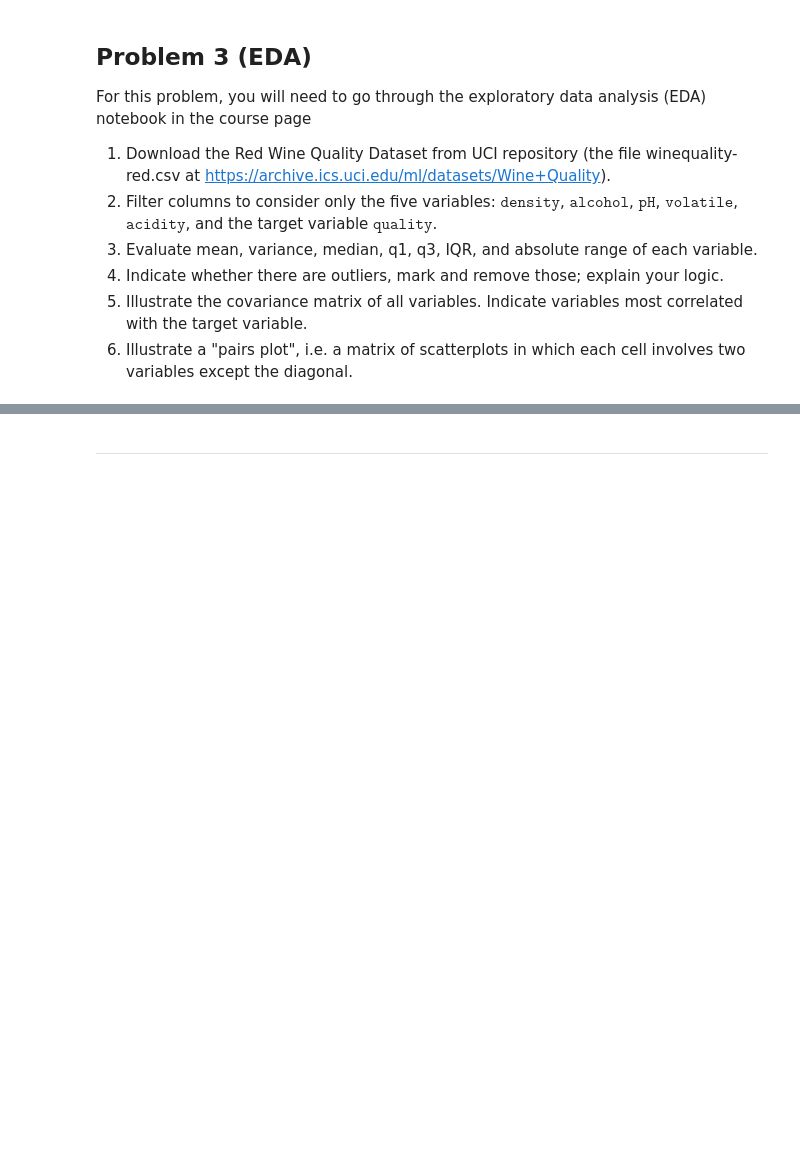
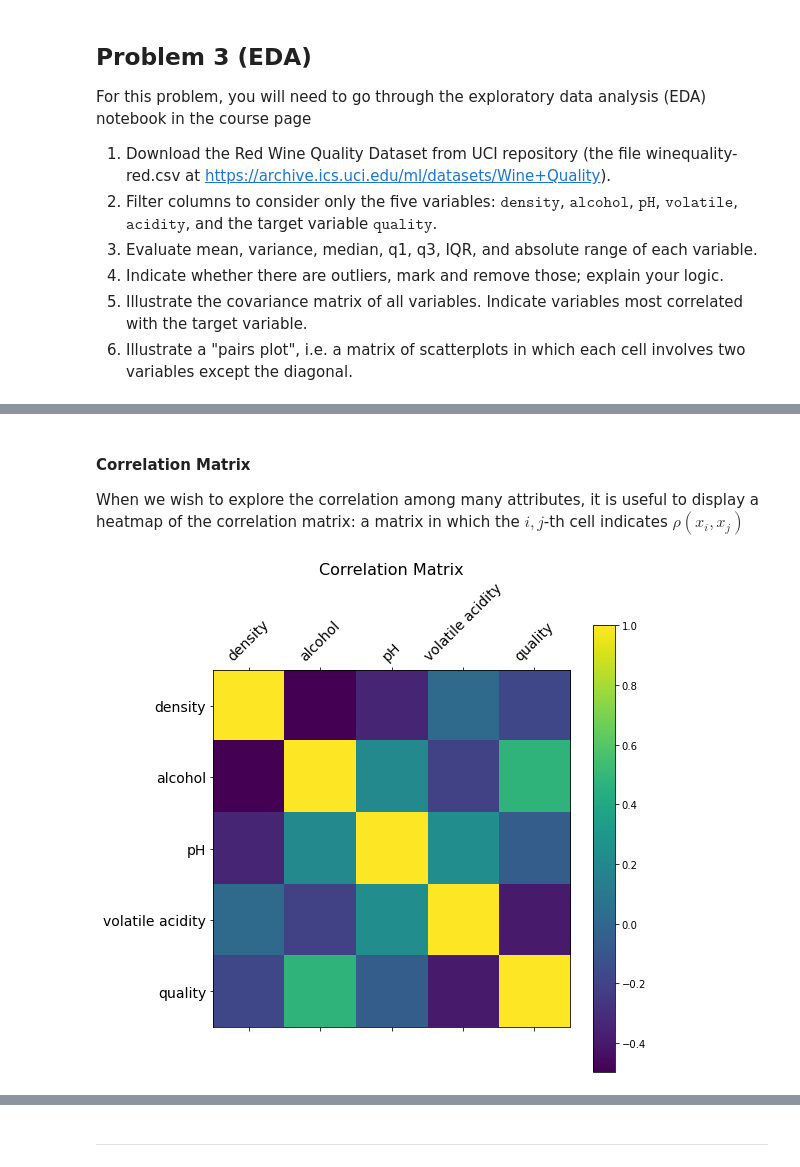
Before and after one commit to Nesher123/advanced-statistics, a Jupyter notebook: hw1.ipynb, the cells around one changed output, grey strips where cells are left out. Drawn from its saved outputs; the diff is of its cells as text; code cells hidden in the pictures; blank space fills up the shorter version.

```diff
--- a/hw1.ipynb
+++ b/hw1.ipynb
@@ -99,0 +122,5 @@ For this problem, you will need to go through the exploratory data analysis (EDA
+# %%
+# read the data and filter some results
+data = pd.read_csv('lecture 1/winequality-red.csv', delimiter=';')
+data = data.filter(['density', 'alcohol', 'pH', 'volatile acidity', 'quality']) # we only consider these columnes
+data.agg(['mean', 'var', 'median', q1, q3, iqr, rng])
@@ -99,0 +136,13 @@ For this problem, you will need to go through the exploratory data analysis (EDA
+# %% [markdown]
+#### Correlation Matrix
+When we wish to explore the correlation among many attributes, it is useful to display a heatmap of the correlation matrix: a matrix in which the $i,j$-th cell indicates $\rho(x_i,x_j)$
+# %%
+f = plt.figure(figsize=(8, 8))
+plt.matshow(data.corr(), fignum=f.number)
+numeric_cols = data.select_dtypes(['number'])
+plt.xticks(range(numeric_cols.shape[1]), numeric_cols.columns, fontsize=14, rotation=45)
+plt.yticks(range(numeric_cols.shape[1]), numeric_cols.columns, fontsize=14)
+cb = plt.colorbar()
+plt.title('Correlation Matrix', fontsize=16);
+# %% [output]
+[figure, added]
```
Also changed, not shown: parts of 8 cells of this notebook.
